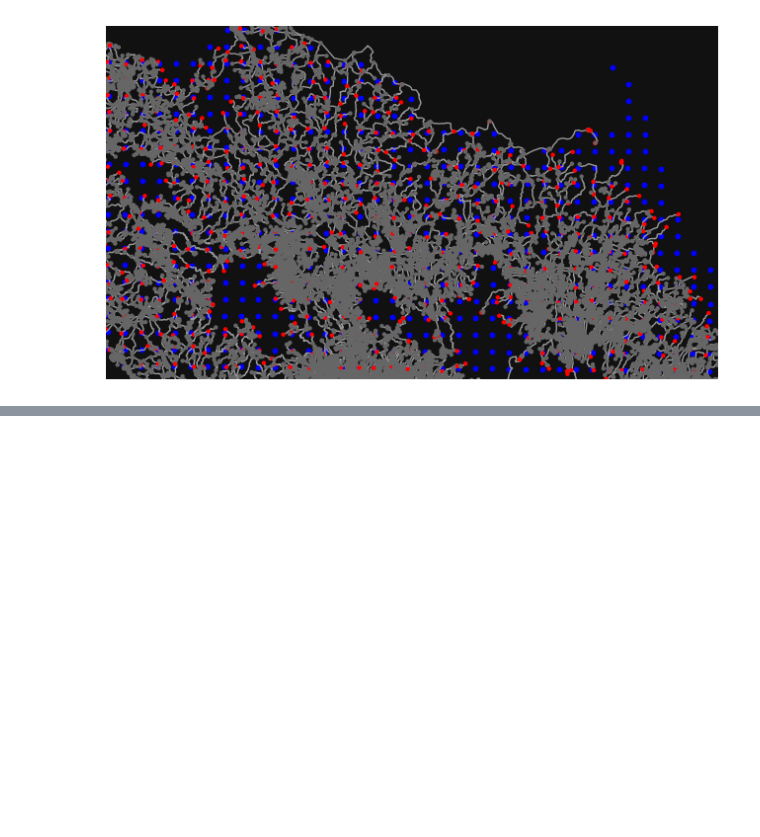
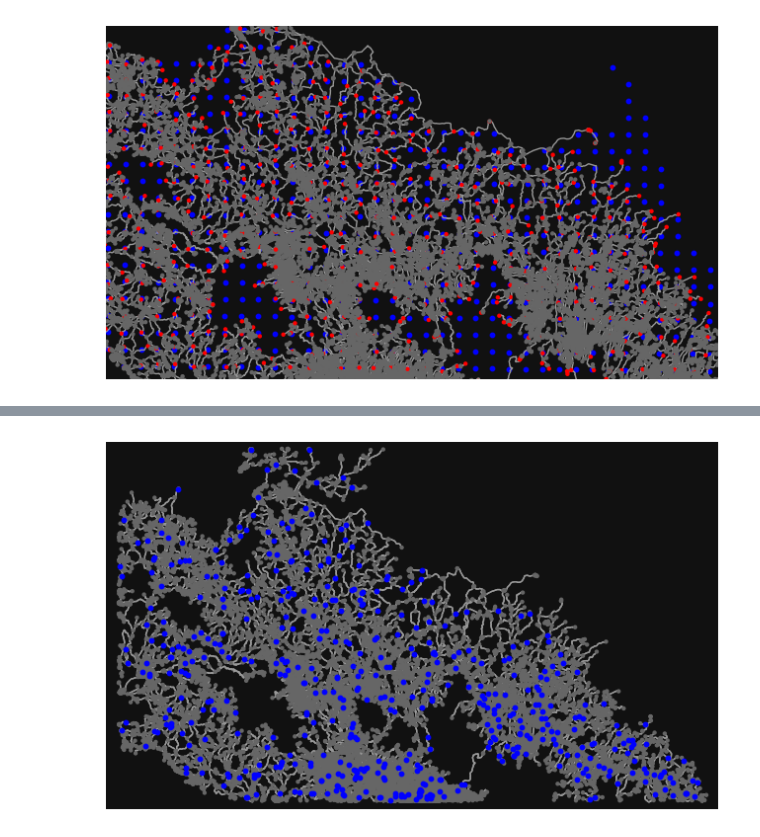
Before and after one commit to isaldiviagonzatti/MscThesis, a Jupyter notebook: FLP/code/candidatesGrid.ipynb, the cells around one changed output, grey strips where cells are left out. Cells and saved outputs as stored; diff of their text form; code cells hidden in the pictures; blank space fills up the shorter version.

```diff
--- a/FLP/code/candidatesGrid.ipynb
+++ b/FLP/code/candidatesGrid.ipynb
@@ -125,0 +190,6 @@ ax = ax.scatter(candidates['lat'], candidates['lon'], c='blue', s=10, zorder=-5)
+# %%
+fig, ax = ox.plot_graph(northG, node_color= '#666666', edge_linewidth=1, node_size=10, show=False, close=False)
+points.plot(ax=ax, c='blue', zorder=1, markersize = 10)
+plt.show()
+# %% [output]
+[figure, added]
```
Also changed, not shown: parts of 22 cells of this notebook, 50 other files.
